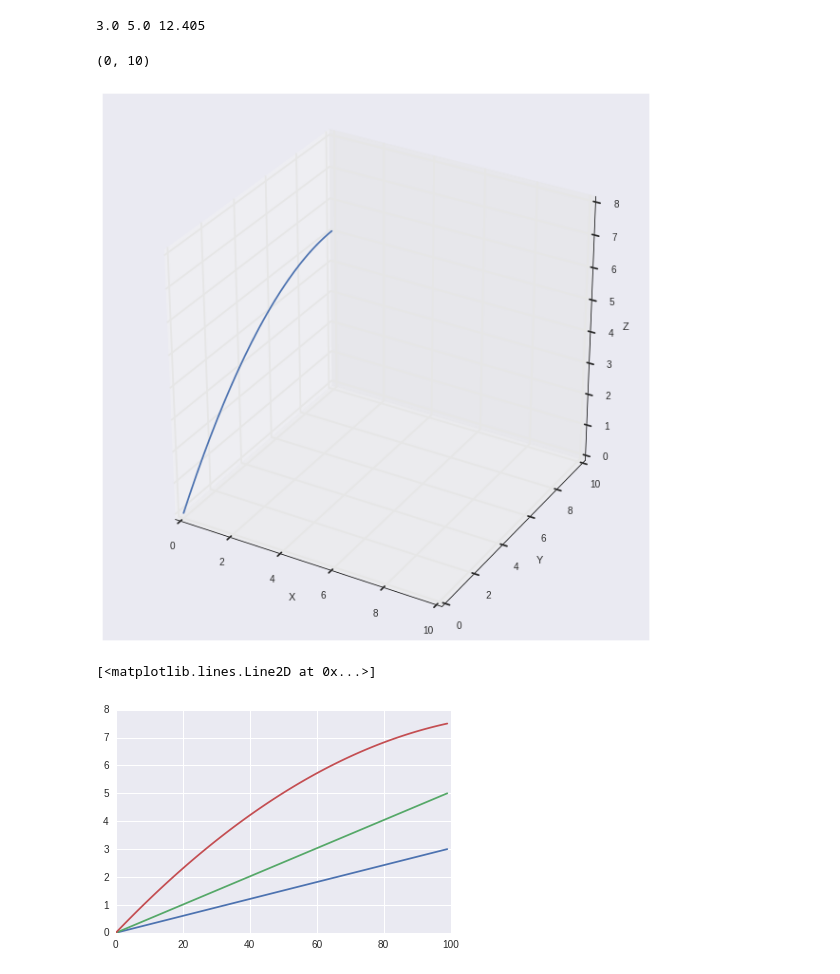
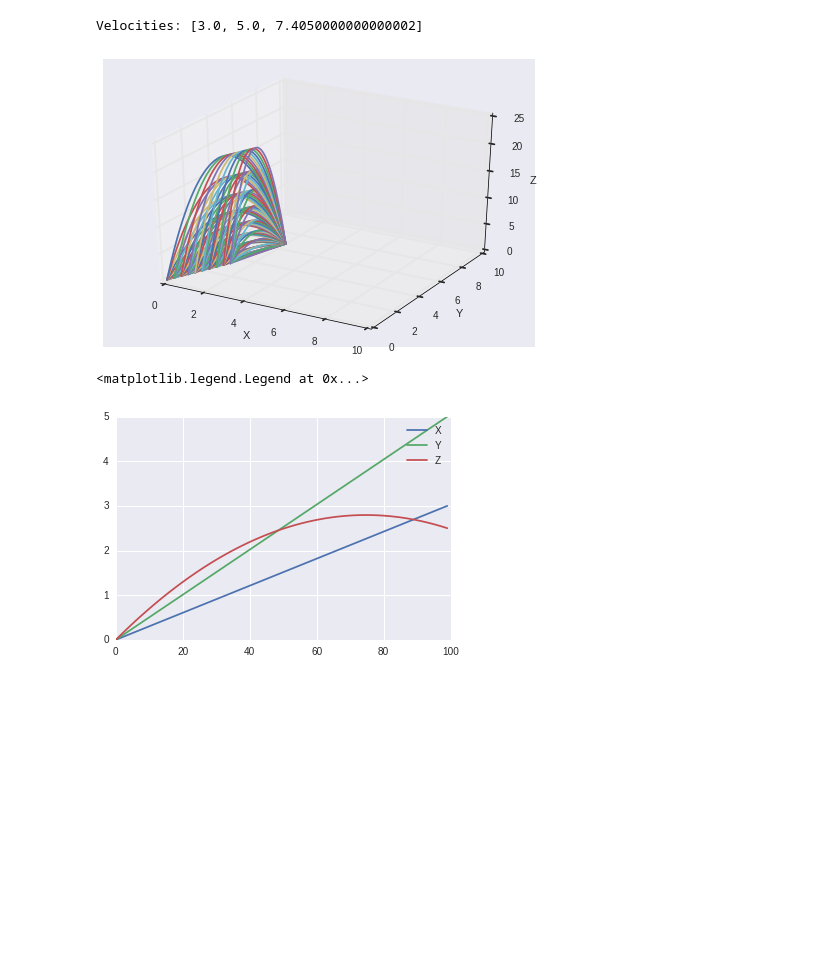
Before and after one commit to bcaine/maddux, a Jupyter notebook: experiments/path.ipynb, the cells around one changed output. Cells and saved outputs as stored; diff of their text form; code cells hidden in the pictures; blank space fills up the shorter version.

```diff
--- a/experiments/path.ipynb
+++ b/experiments/path.ipynb
@@ -32,10 +32,20 @@ def find_release_velocity(start, end, time):
     return (vx, vy, vz)
 # %%
 origin = np.array([0, 0, 0])
-end = np.array([3, 5, 7.5])
+end = np.array([3, 5, 2.5])
 t = 1.0
 vx, vy, vz = find_release_velocity(origin, end, t)
+print "Velocities: {}".format([vx, vy, vz])
+
+
+
+def draw_line(vx, vy, vz, t, ax):
+    lamb = np.linspace(0, t, 100)
+
+    x = origin[0] + lamb * vx
+    y = origin[1] + lamb * vy
+    z = origin[2] + lamb * vz - (9.81 / 2) * lamb**2
+
+    ax.plot(x, y, z)
+# %% [output]
+Velocities: [3.0, 5.0, 7.4050000000000002]
-# %%
-print vx, vy, vz
-# %% [output]
-3.0 5.0 12.405
@@ -48,20 +52,28 @@ z = origin[2] + lamb * vz - (9.81 / 2) * lamb**2
 # %%
-fig = plt.figure(figsize=(8, 8))
+fig = plt.figure()
 ax = Axes3D(fig)
-ax.plot(x, y, z)
 ax.set_xlabel('X')
 ax.set_ylabel('Y')
 ax.set_zlabel('Z')
 ax.set_xlim([0, 10])
 ax.set_ylim([0, 10])
 ax.set_ylim([0, 10])
+
+for t in np.linspace(0.2, 4.0, 10):
+    o1 = np.linspace(0, 2, 10)
+    o2 = np.linspace(0, 2, 10)
+    o3 = np.linspace(0, 2, 10)
+    origins = np.vstack((o1, o2, o3)).T
+    for origin in origins:
+        vx, vy, vz = find_release_velocity(origin, end, t)
+        draw_line(vx, vy, vz, t, ax)
 # %% [output]
-(0, 10)
-[figure, old version]
+[figure, new version]
 # %%
-plt.plot(x)
-plt.plot(y)
-plt.plot(z)
+plt.plot(x, label='X')
+plt.plot(y, label='Y')
+plt.plot(z, label='Z')
+plt.legend()
 # %% [output]
-[<matplotlib.lines.Line2D at 0x...>]
+<matplotlib.legend.Legend at 0x...>
-[figure, old version]
+[figure, new version]
```
Also changed, not shown: parts of 1 cell of this notebook, 1 other file.
